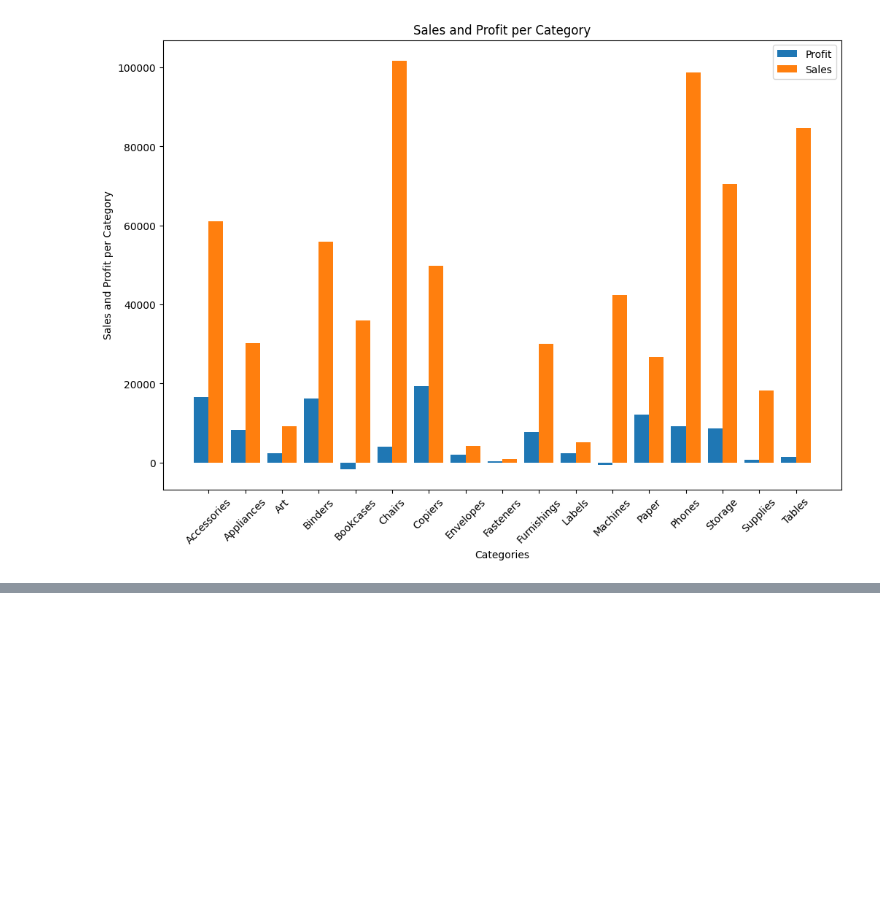
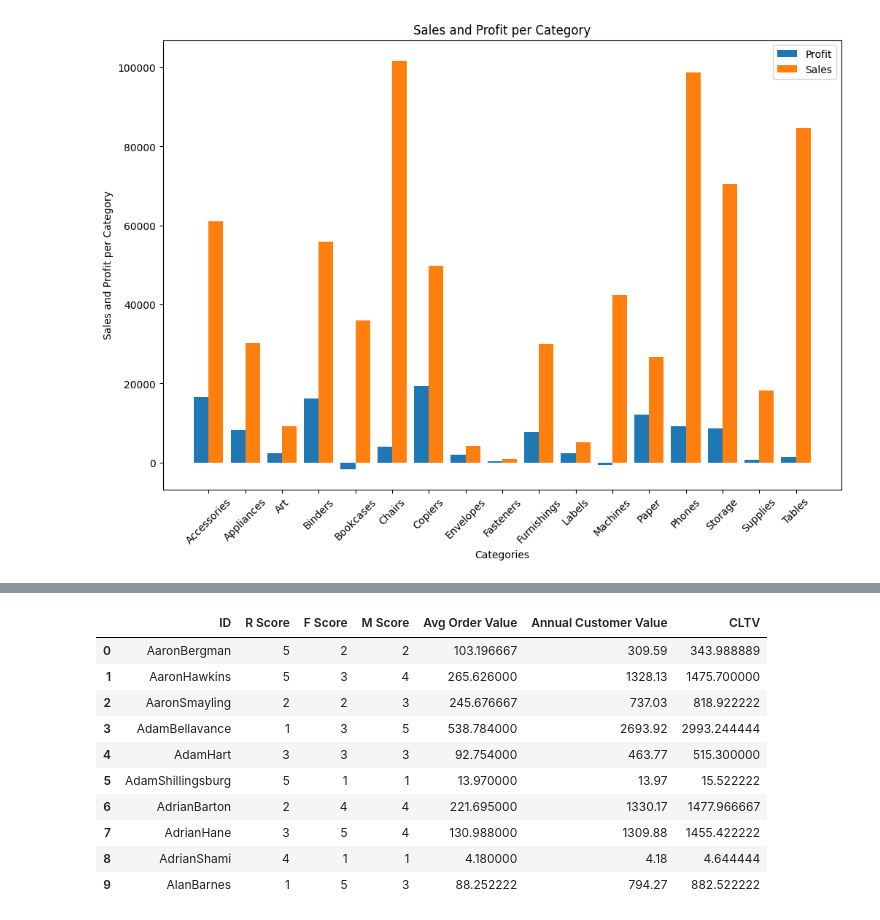
Before and after one commit to fereshteh-bahadory/Amazon-Product-Sale, a Jupyter notebook: amazon.ipynb, the cells around one changed output, grey strips where cells are left out. Saved outputs shown, nothing was run; the diff lists cells and outputs as text; code cells hidden in the pictures; blank space fills up the shorter version.

```diff
--- a/amazon.ipynb
+++ b/amazon.ipynb
@@ -495,0 +642,3 @@ plt.show()
+# %%
+last_day = amazon_customer['Order Date'].max()
+print(last_day)
@@ -495,0 +647,37 @@ plt.show()
+# %%
+def calculate_cltv(df, reference_date, recency_bins=5, frequency_bins=5, monetary_bins=5, discount_rate=0.1):
+
+  df['Order Date'] = pd.to_datetime(df['Order Date'])
+  df['Recency'] = (reference_date - df['Order Date']).dt.days
+
+  rfm_df = df.groupby('ID').agg({
+      'Order ID': 'count',
+      'Sales': 'sum',
+      'Recency': 'min'
+  }).reset_index()
+
+  rfm_df['R Score'] = pd.qcut(rfm_df['Recency'], recency_bins, labels=range(1, recency_bins + 1))
+  rfm_df['F Score'] = pd.qcut(rfm_df['Order ID'], frequency_bins, labels=range(1, frequency_bins + 1))
+  rfm_df['M Score'] = pd.qcut(rfm_df['Sales'], monetary_bins, labels=range(1, monetary_bins + 1))
+
+  rfm_df['Avg Order Value'] = rfm_df['Sales'] / rfm_df['Order ID']
+  rfm_df['Annual Customer Value'] = rfm_df['Avg Order Value'] * rfm_df['Order ID']
+  rfm_df['CLTV'] = rfm_df['Annual Customer Value'] / (1 - discount_rate)
+
+  return rfm_df[['ID', 'R Score', 'F Score', 'M Score', 'Avg Order Value', 'Annual Customer Value', 'CLTV']]
+# %%
+reference_date = pd.to_datetime(last_day)
+cltv=calculate_cltv(amazon_customer,reference_date)
+cltv.head(10)
+# %% [output]
+|  | ID | R Score | F Score | M Score | Avg Order Value | Annual Customer Value | CLTV |
+| 0 | AaronBergman | 5 | 2 | 2 | 103.196667 | 309.59 | 343.988889 |
+| 1 | AaronHawkins | 5 | 3 | 4 | 265.626000 | 1328.13 | 1475.700000 |
+| 2 | AaronSmayling | 2 | 2 | 3 | 245.676667 | 737.03 | 818.922222 |
+| 3 | AdamBellavance | 1 | 3 | 5 | 538.784000 | 2693.92 | 2993.244444 |
+| 4 | AdamHart | 3 | 3 | 3 | 92.754000 | 463.77 | 515.300000 |
+| 5 | AdamShillingsburg | 5 | 1 | 1 | 13.970000 | 13.97 | 15.522222 |
+| 6 | AdrianBarton | 2 | 4 | 4 | 221.695000 | 1330.17 | 1477.966667 |
+| 7 | AdrianHane | 3 | 5 | 4 | 130.988000 | 1309.88 | 1455.422222 |
+| 8 | AdrianShami | 4 | 1 | 1 | 4.180000 | 4.18 | 4.644444 |
+| 9 | AlanBarnes | 1 | 5 | 3 | 88.252222 | 794.27 | 882.522222 |
```
Also changed, not shown: parts of 21 cells of this notebook.
